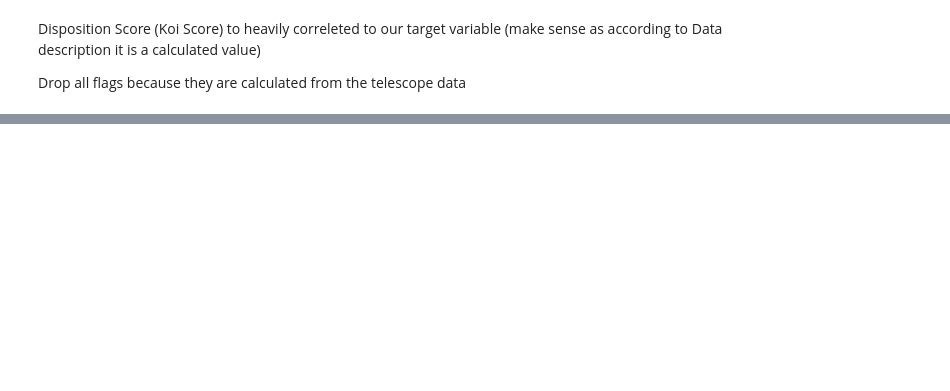
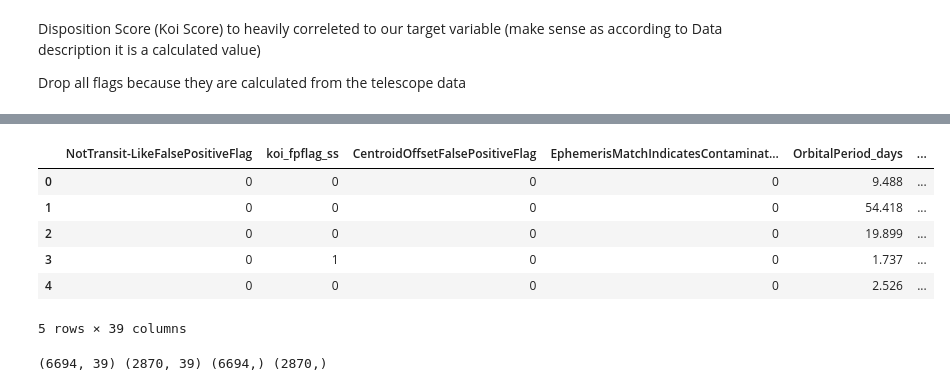
Before and after one commit to jezu1/ML_NASAProject, a Jupyter notebook: Preprocessing_complete.ipynb, the cells around one changed output, grey strips where cells are left out. Drawn from its saved outputs; the diff is of its cells as text; code cells hidden in the pictures; blank space fills up the shorter version.

```diff
--- a/Preprocessing_complete.ipynb
+++ b/Preprocessing_complete.ipynb
@@ -409,0 +454,4 @@ Drop all flags because they are calculated from the telescope data
+# %%
+# Split the data into features (X) and target (y)
+x_features = df.drop(columns=['ExoplanetCandidate', 'DispositionUsingKeplerData', 'DispositionScore'])
+y_target = df.ExoplanetCandidate
@@ -409,0 +465,10 @@ Drop all flags because they are calculated from the telescope data
+# %%
+x_features.head()
+# %% [output]
+|  | NotTransit-LikeFalsePositiveFlag | koi_fpflag_ss | CentroidOffsetFalsePositiveFlag | EphemerisMatchIndicatesContaminat... | OrbitalPeriod_days | ... |
+| 0 | 0 | 0 | 0 | 0 | 9.488 | ... |
+| 1 | 0 | 0 | 0 | 0 | 54.418 | ... |
+| 2 | 0 | 0 | 0 | 0 | 19.899 | ... |
+| 3 | 0 | 1 | 0 | 0 | 1.737 | ... |
+| 4 | 0 | 0 | 0 | 0 | 2.526 | ... |
+5 rows × 39 columns
@@ -409,0 +478,5 @@ Drop all flags because they are calculated from the telescope data
+# %%
+# Checking if train test split ran correclty
+print(X_train.shape, X_test.shape, y_train.shape, y_test.shape)
+# %% [output]
+(6694, 39) (2870, 39) (6694,) (2870,)
```
Also changed, not shown: parts of 22 cells of this notebook.
